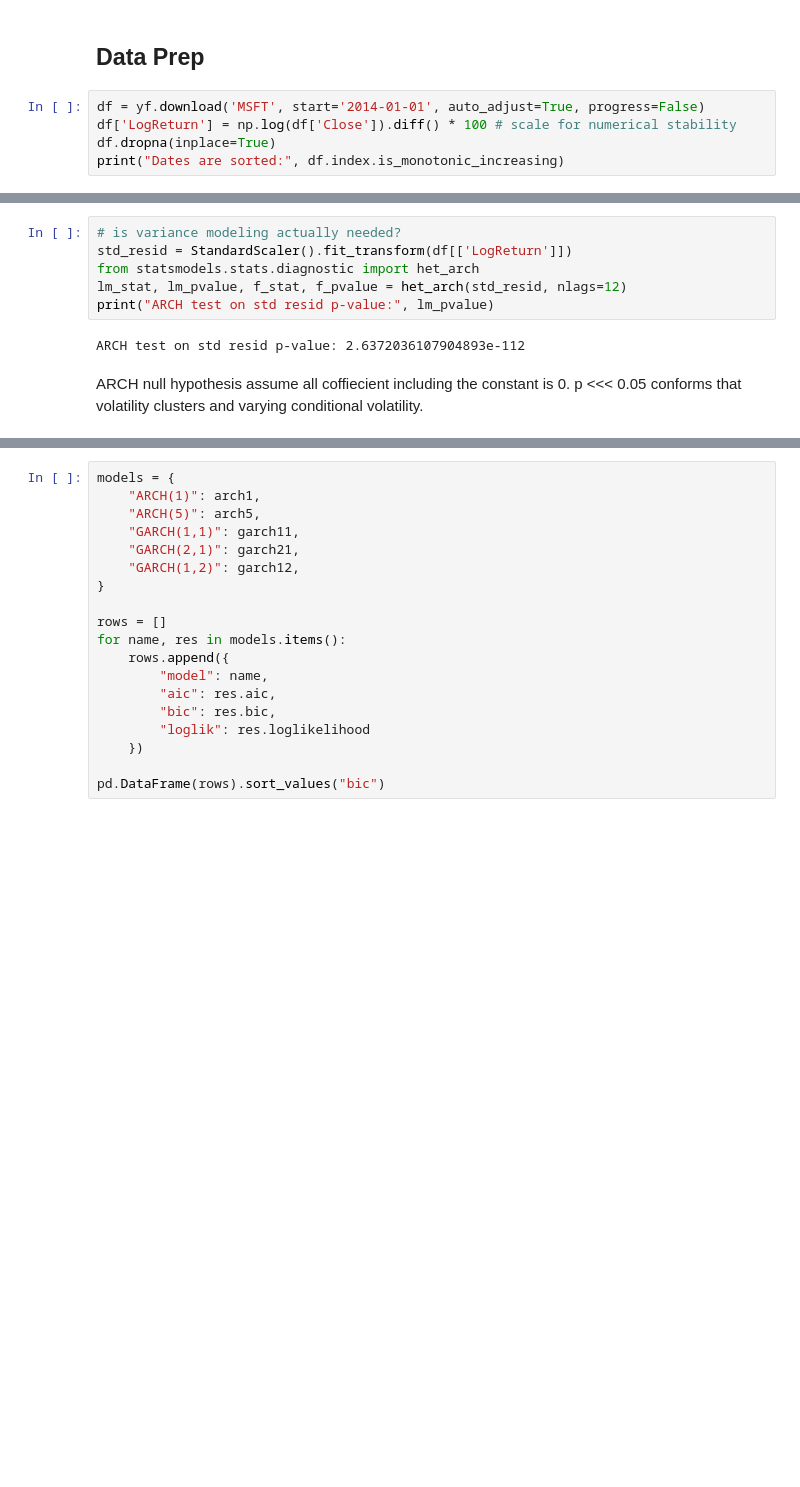
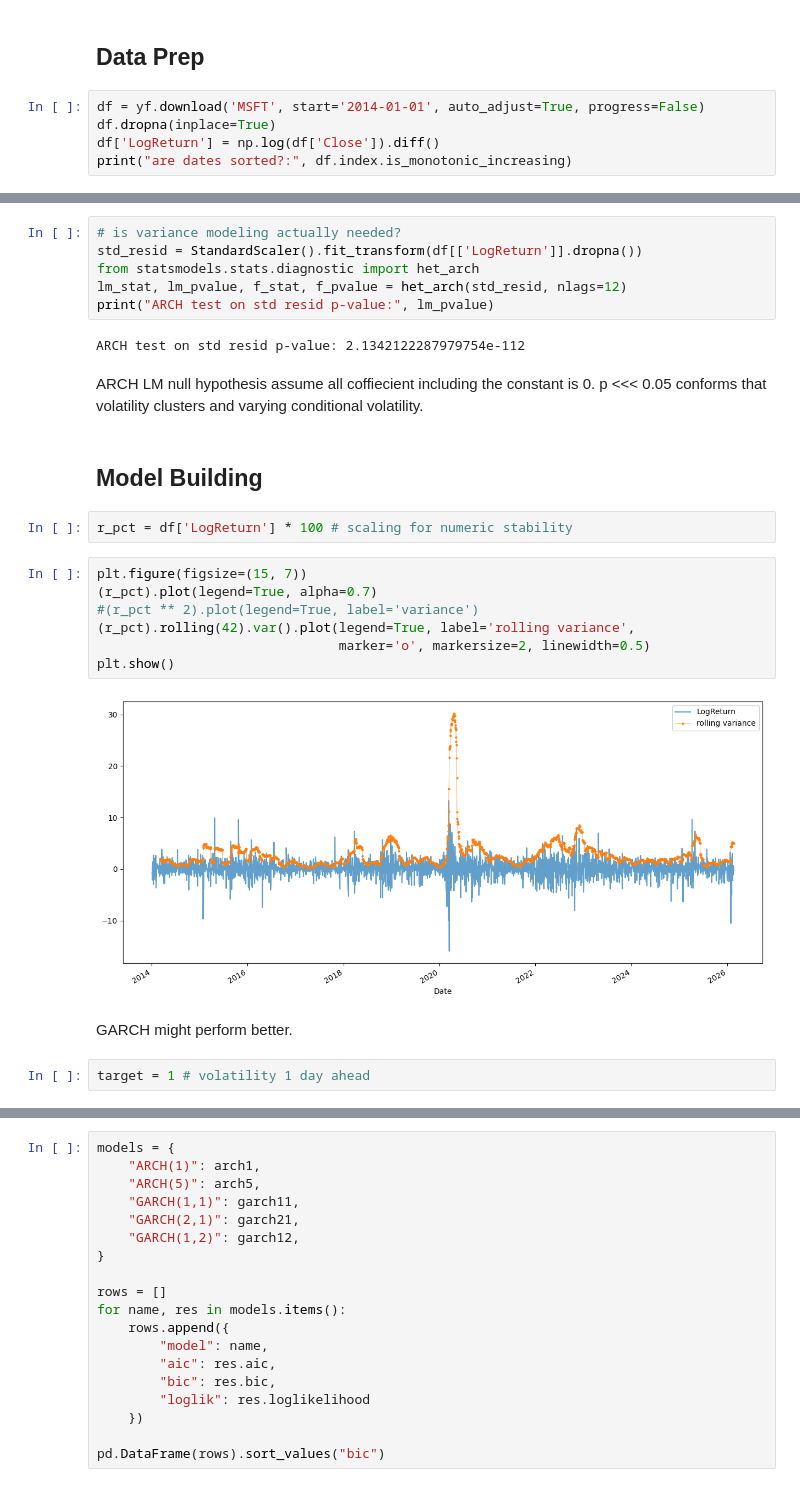
Before and after one commit to shashankgarewal/Time-Series-Analysis-Forecasting, a Jupyter notebook: notebooks/03_baseline_model.ipynb, the cells around one changed output, grey strips where cells are left out. Drawn from its saved outputs; the diff is of its cells as text; blank space fills up the shorter version.

Commit message:
Add rolling variance plot & ARCH LM test

```diff
--- a/notebooks/03_baseline_model.ipynb
+++ b/notebooks/03_baseline_model.ipynb
@@ -36,7 +37,7 @@ ipykernel.version_info
 ## Data Prep
 # %%
 df = yf.download('MSFT', start='2014-01-01', auto_adjust=True, progress=False)
-df['LogReturn'] = np.log(df['Close']).diff() * 100 # scale for numerical stability
 df.dropna(inplace=True)
-print("Dates are sorted:", df.index.is_monotonic_increasing)
+df['LogReturn'] = np.log(df['Close']).diff()
+print("are dates sorted?:", df.index.is_monotonic_increasing)
 # %% [output]
@@ -48,11 +47,28 @@ target = 1 # volatility 1 day ahead
 # %%
 # is variance modeling actually needed?
-std_resid = StandardScaler().fit_transform(df[['LogReturn']])
+std_resid = StandardScaler().fit_transform(df[['LogReturn']].dropna())
 from statsmodels.stats.diagnostic import het_arch
 lm_stat, lm_pvalue, f_stat, f_pvalue = het_arch(std_resid, nlags=12)
 print("ARCH test on std resid p-value:", lm_pvalue)
 # %% [output]
-ARCH test on std resid p-value: 2.6372036107904893e-112
+ARCH test on std resid p-value: 2.1342122287979754e-112
-# %% [markdown]
-ARCH null hypothesis assume all coffiecient including the constant is 0.
-p <<< 0.05 conforms that volatility clusters and varying conditional volatility.
+# %% [markdown]
+ARCH LM null hypothesis assume all coffiecient including the constant is 0.
+p <<< 0.05 conforms that volatility clusters and varying conditional volatility.
+# %% [markdown]
+## Model Building
+# %%
+r_pct = df['LogReturn'] * 100 # scaling for numeric stability
+# %%
+plt.figure(figsize=(15, 7))
+(r_pct).plot(legend=True, alpha=0.7)
+#(r_pct ** 2).plot(legend=True, label='variance')
+(r_pct).rolling(42).var().plot(legend=True, label='rolling variance',
+                               marker='o', markersize=2, linewidth=0.5)
+plt.show()
+# %% [output]
+[figure, added]
+# %% [markdown]
+GARCH might perform better.
+# %%
+target = 1 # volatility 1 day ahead
```
Also changed, not shown: parts of 8 cells of this notebook.
